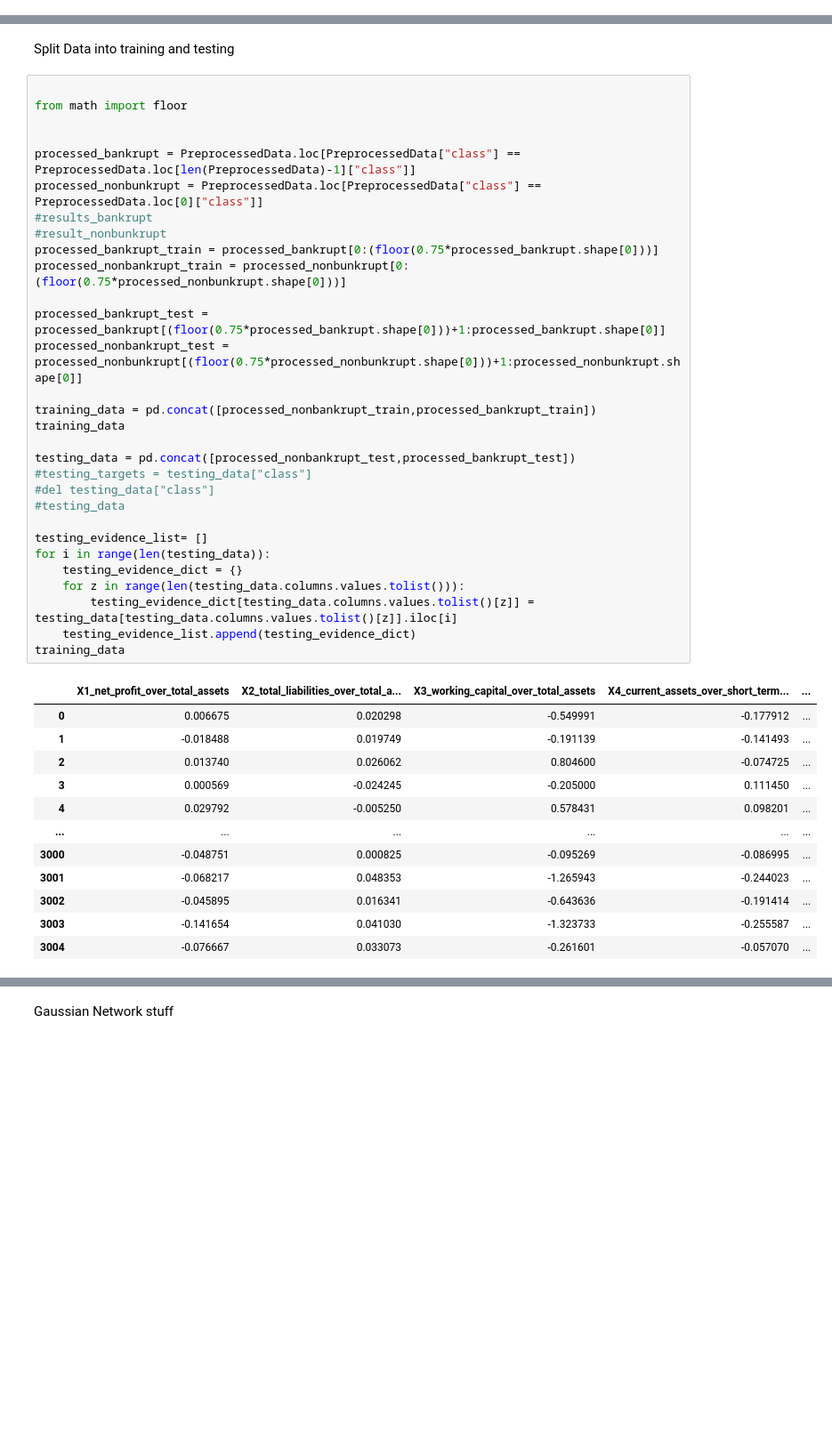
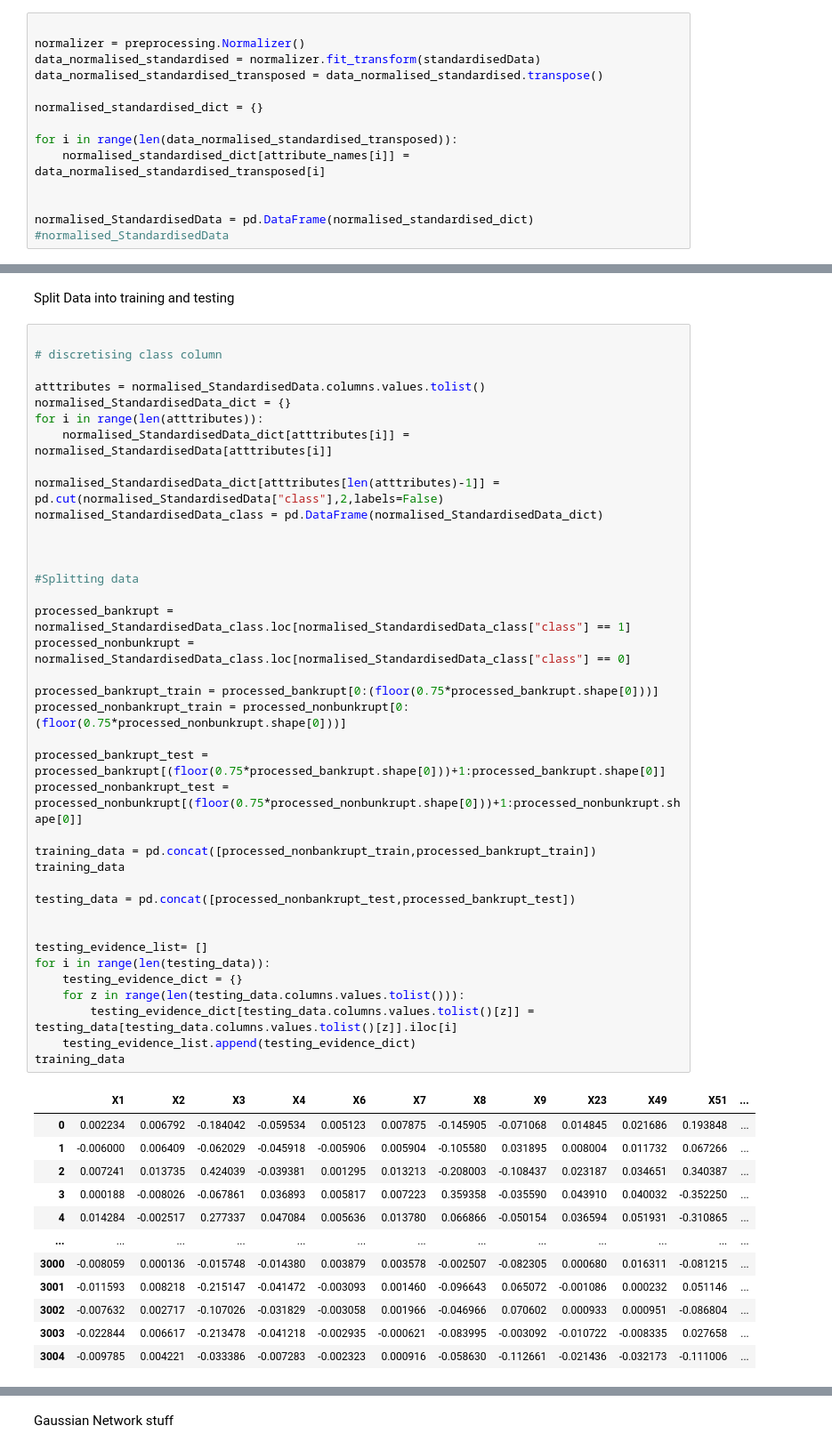
Before and after one commit to Zach-schwark/PGM_Assignment, a Jupyter notebook: Gaussian.ipynb, the cells around one changed output, grey strips where cells are left out. Shown at 89% size. Drawn from its saved outputs; the diff is of its cells as text; blank space fills up the shorter version.

```diff
--- a/Gaussian.ipynb
+++ b/Gaussian.ipynb
@@ -144,3 +142,17 @@ PreprocessedData
+# %%
+
+normalizer = preprocessing.Normalizer()
+data_normalised_standardised = normalizer.fit_transform(standardisedData)
+data_normalised_standardised_transposed = data_normalised_standardised.transpose()
+
+normalised_standardised_dict = {}
+
+for i in range(len(data_normalised_standardised_transposed)):
+    normalised_standardised_dict[attribute_names[i]] = data_normalised_standardised_transposed[i]
+
+
+normalised_StandardisedData = pd.DataFrame(normalised_standardised_dict)
+#normalised_StandardisedData
 # %% [markdown]
 Removal of Features
 
@@ -201,44 +250,52 @@ PreprocessedData
 Split Data into training and testing
 # %%
 
-from math import floor
+# discretising class column
+
+atttributes = normalised_StandardisedData.columns.values.tolist()
+normalised_StandardisedData_dict = {}
+for i in range(len(atttributes)):
+    normalised_StandardisedData_dict[atttributes[i]] = normalised_StandardisedData[atttributes[i]]
+
+normalised_StandardisedData_dict[atttributes[len(atttributes)-1]] = pd.cut(normalised_StandardisedData["class"],2,labels=False)
+normalised_StandardisedData_class = pd.DataFrame(normalised_StandardisedData_dict)
 
 
-processed_bankrupt = PreprocessedData.loc[PreprocessedData["class"] == PreprocessedData.loc[len(PreprocessedData)-1]["class"]]
-processed_nonbunkrupt = PreprocessedData.loc[PreprocessedData["class"] == PreprocessedData.loc[0]["class"]]
-#results_bankrupt
-#result_nonbunkrupt
+
+#Splitting data
+
+processed_bankrupt = normalised_StandardisedData_class.loc[normalised_StandardisedData_class["class"] == 1]
+processed_nonbunkrupt = normalised_StandardisedData_class.loc[normalised_StandardisedData_class["class"] == 0]
+
 processed_bankrupt_train = processed_bankrupt[0:(floor(0.75*processed_bankrupt.shape[0]))]
 processed_nonbankrupt_train = processed_nonbunkrupt[0:(floor(0.75*processed_nonbunkrupt.shape[0]))]
 
 processed_bankrupt_test = processed_bankrupt[(floor(0.75*processed_bankrupt.shape[0]))+1:processed_bankrupt.shape[0]]
 processed_nonbankrupt_test = processed_nonbunkrupt[(floor(0.75*processed_nonbunkrupt.shape[0]))+1:processed_nonbunkrupt.shape[0]]
 
 training_data = pd.concat([processed_nonbankrupt_train,processed_bankrupt_train])
 training_data
 
 testing_data = pd.concat([processed_nonbankrupt_test,processed_bankrupt_test])
-#testing_targets = testing_data["class"]
-#del testing_data["class"]
-#testing_data
+
 
 testing_evidence_list= []
 for i in range(len(testing_data)):
     testing_evidence_dict = {}
     for z in range(len(testing_data.columns.values.tolist())):
         testing_evidence_dict[testing_data.columns.values.tolist()[z]] = testing_data[testing_data.columns.values.tolist()[z]].iloc[i]
     testing_evidence_list.append(testing_evidence_dict)
 training_data
 # %% [output]
-|  | X1_net_profit_over_total_assets | X2_total_liabilities_over_total_a... | X3_working_capital_over_total_assets | X4_current_assets_over_short_term... | ... |
-| 0 | 0.006675 | 0.020298 | -0.549991 | -0.177912 | ... |
-| 1 | -0.018488 | 0.019749 | -0.191139 | -0.141493 | ... |
-| 2 | 0.013740 | 0.026062 | 0.804600 | -0.074725 | ... |
-| 3 | 0.000569 | -0.024245 | -0.205000 | 0.111450 | ... |
-| 4 | 0.029792 | -0.005250 | 0.578431 | 0.098201 | ... |
-| ... | ... | ... | ... | ... | ... |
-| 3000 | -0.048751 | 0.000825 | -0.095269 | -0.086995 | ... |
-| 3001 | -0.068217 | 0.048353 | -1.265943 | -0.244023 | ... |
-| 3002 | -0.045895 | 0.016341 | -0.643636 | -0.191414 | ... |
-| 3003 | -0.141654 | 0.041030 | -1.323733 | -0.255587 | ... |
-| 3004 | -0.076667 | 0.033073 | -0.261601 | -0.057070 | ... |
+|  | X1 | X2 | X3 | X4 | X6 | X7 | X8 | X9 | X23 | X49 | X51 | ... |
+| 0 | 0.002234 | 0.006792 | -0.184042 | -0.059534 | 0.005123 | 0.007875 | -0.145905 | -0.071068 | 0.014845 | 0.021686 | 0.193848 | ... |
+| 1 | -0.006000 | 0.006409 | -0.062029 | -0.045918 | -0.005906 | 0.005904 | -0.105580 | 0.031895 | 0.008004 | 0.011732 | 0.067266 | ... |
+| 2 | 0.007241 | 0.013735 | 0.424039 | -0.039381 | 0.001295 | 0.013213 | -0.208003 | -0.108437 | 0.023187 | 0.034651 | 0.340387 | ... |
+| 3 | 0.000188 | -0.008026 | -0.067861 | 0.036893 | 0.005817 | 0.007223 | 0.359358 | -0.035590 | 0.043910 | 0.040032 | -0.352250 | ... |
+| 4 | 0.014284 | -0.002517 | 0.277337 | 0.047084 | 0.005636 | 0.013780 | 0.066866 | -0.050154 | 0.036594 | 0.051931 | -0.310865 | ... |
+| ... | ... | ... | ... | ... | ... | ... | ... | ... | ... | ... | ... | ... |
+| 3000 | -0.008059 | 0.000136 | -0.015748 | -0.014380 | 0.003879 | 0.003578 | -0.002507 | -0.082305 | 0.000680 | 0.016311 | -0.081215 | ... |
+| 3001 | -0.011593 | 0.008218 | -0.215147 | -0.041472 | -0.003093 | 0.001460 | -0.096643 | 0.065072 | -0.001086 | 0.000232 | 0.051146 | ... |
+| 3002 | -0.007632 | 0.002717 | -0.107026 | -0.031829 | -0.003058 | 0.001966 | -0.046966 | 0.070602 | 0.000933 | 0.000951 | -0.086804 | ... |
+| 3003 | -0.022844 | 0.006617 | -0.213478 | -0.041218 | -0.002935 | -0.000621 | -0.083995 | -0.003092 | -0.010722 | -0.008335 | 0.027658 | ... |
+| 3004 | -0.009785 | 0.004221 | -0.033386 | -0.007283 | -0.002323 | 0.000916 | -0.058630 | -0.112661 | -0.021436 | -0.032173 | -0.111006 | ... |
```
Also changed, not shown: parts of 22 cells of this notebook.
